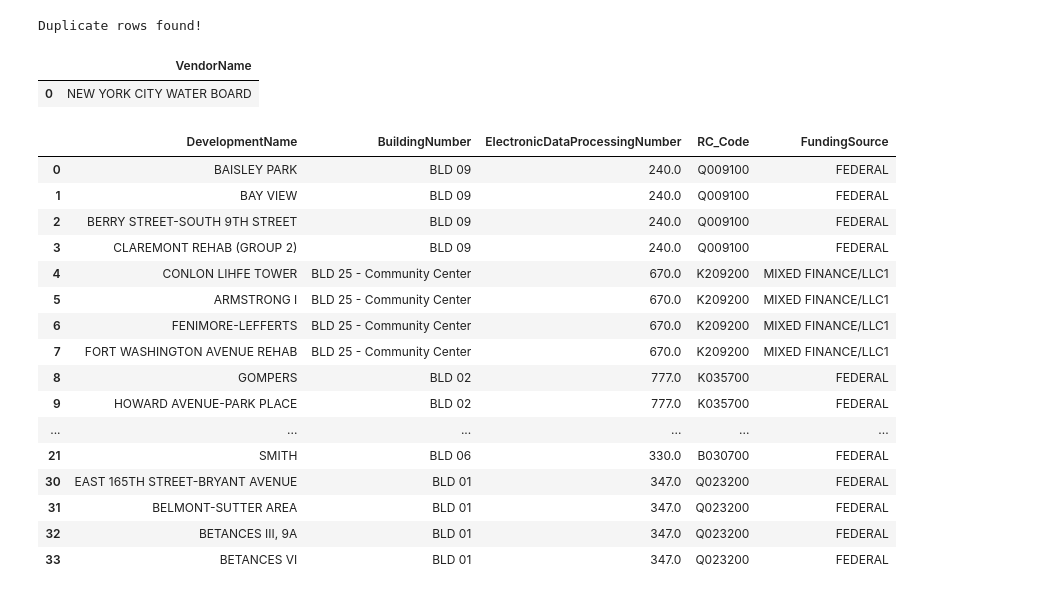
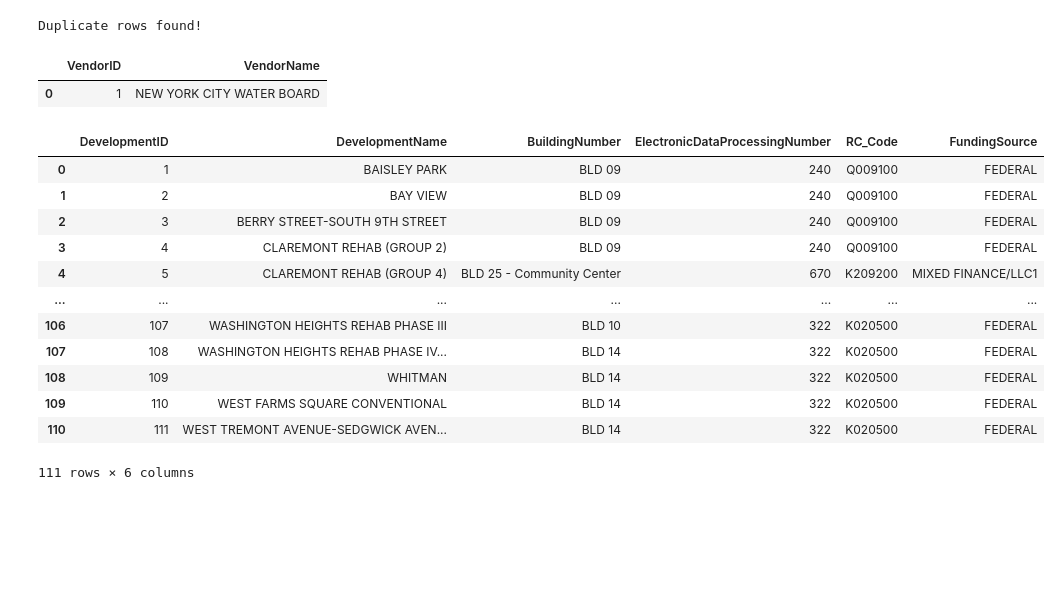
Before and after one commit to sarawexler/water-consumption-evaluation, a Jupyter notebook: scripts/Water_Consumption_ETL.ipynb, the cells around one changed output. Cells and saved outputs as stored; diff of their text form; code cells hidden in the pictures; blank space fills up the shorter version.

```diff
--- a/scripts/Water_Consumption_ETL.ipynb
+++ b/scripts/Water_Consumption_ETL.ipynb
@@ -209,54 +231,72 @@ all_mappings = {
     'Facts_ConsumerWaterUsage': consumer_water_usage_mapping,
 }
 # %%
-#dim_vendor
 unique_vendor_names = consumption_water_df['Vendor Name'].unique()
 
 # Convert the array of unique values into a dataframe
 unique_vendor_df = pd.DataFrame(unique_vendor_names, columns=['VendorName'])
 
+# Applying the mapping to create a new column with descriptions
+#unique_vendor_df['VendorDescription'] = unique_vendor_df['VendorName'].map(vendor_mapping)
+
 # Filtering out any NA values if necessary
 unique_vendor_df = unique_vendor_df.dropna(subset=['VendorName'])
 
+# Add a VendorID column with unique identifiers
+unique_vendor_df['VendorID'] = range(1, len(unique_vendor_df) + 1)
+
+new_order = ['VendorID', 'VendorName']
+unique_vendor_df = unique_vendor_df[new_order]
+
 # Display the resulting dataframe
 unique_vendor_df
 # %% [output]
-|  | VendorName |
-| 0 | NEW YORK CITY WATER BOARD |
+|  | VendorID | VendorName |
+| 0 | 1 | NEW YORK CITY WATER BOARD |
 # %%
-#dim_development
+# Dim_Development
 unique_development_names = consumption_water_df['Development Name'].unique()
 unique_development_df = pd.DataFrame(unique_development_names, columns=['DevelopmentName'])
 unique_development_df['BuildingNumber'] = consumption_water_df['Location']
 unique_development_df['ElectronicDataProcessingNumber'] = consumption_water_df['EDP']
 unique_development_df['RC_Code'] = consumption_water_df['RC Code']
 unique_development_df['FundingSource'] = consumption_water_df['Funding Source']
 
+df.rename(columns={
+    'Development Name': 'DevelopmentName',
+    'Location': 'BuildingNumber',
+    'EDP': 'ElectronicDataProcessingNumber',
+    'RC Code': 'RC_Code',
+    'Funding Source': 'FundingSource'
+}, inplace=True)
+
 # Applying the mapping to create a new column with descriptions
 for column in ['DevelopmentName', 'BuildingNumber', 'ElectronicDataProcessingNumber', 'RC_Code', 'FundingSource']:
     mapping_info = development_mapping[column]
 
 # Filtering out any NA values if necessary
-unique_development_df = unique_development_df.dropna(subset=['BuildingNumber'])
+unique_development_df = unique_development_df.dropna(subset=['DevelopmentName'])
+
+# Add a VendorID column with unique identifiers
+unique_development_df['DevelopmentID'] = range(1, len(unique_development_df) + 1)
+
+new_order = ['DevelopmentID', 'DevelopmentName', 'BuildingNumber', 'ElectronicDataProcessingNumber', 'RC_Code', 'FundingSource']
+unique_development_df = unique_development_df[new_order]
 
 # Display the resulting dataframe
 unique_development_df
 # %% [output]
-|  | DevelopmentName | BuildingNumber | ElectronicDataProcessingNumber | RC_Code | FundingSource |
-| 0 | BAISLEY PARK | BLD 09 | 240.0 | Q009100 | FEDERAL |
-| 1 | BAY VIEW | BLD 09 | 240.0 | Q009100 | FEDERAL |
-| 2 | BERRY STREET-SOUTH 9TH STREET | BLD 09 | 240.0 | Q009100 | FEDERAL |
-| 3 | CLAREMONT REHAB (GROUP 2) | BLD 09 | 240.0 | Q009100 | FEDERAL |
-| 4 | CONLON LIHFE TOWER | BLD 25 - Community Center | 670.0 | K209200 | MIXED FINANCE/LLC1 |
-| 5 | ARMSTRONG I | BLD 25 - Community Center | 670.0 | K209200 | MIXED FINANCE/LLC1 |
-| 6 | FENIMORE-LEFFERTS | BLD 25 - Community Center | 670.0 | K209200 | MIXED FINANCE/LLC1 |
-| 7 | FORT WASHINGTON AVENUE REHAB | BLD 25 - Community Center | 670.0 | K209200 | MIXED FINANCE/LLC1 |
-| 8 | GOMPERS | BLD 02 | 777.0 | K035700 | FEDERAL |
-| 9 | HOWARD AVENUE-PARK PLACE | BLD 02 | 777.0 | K035700 | FEDERAL |
-| ... | ... | ... | ... | ... | ... |
-| 21 | SMITH | BLD 06 | 330.0 | B030700 | FEDERAL |
-| 30 | EAST 165TH STREET-BRYANT AVENUE | BLD 01 | 347.0 | Q023200 | FEDERAL |
-| 31 | BELMONT-SUTTER AREA | BLD 01 | 347.0 | Q023200 | FEDERAL |
-| 32 | BETANCES III, 9A | BLD 01 | 347.0 | Q023200 | FEDERAL |
-| 33 | BETANCES VI | BLD 01 | 347.0 | Q023200 | FEDERAL |
+|  | DevelopmentID | DevelopmentName | BuildingNumber | ElectronicDataProcessingNumber | RC_Code | FundingSource |
+| 0 | 1 | BAISLEY PARK | BLD 09 | 240 | Q009100 | FEDERAL |
+| 1 | 2 | BAY VIEW | BLD 09 | 240 | Q009100 | FEDERAL |
+| 2 | 3 | BERRY STREET-SOUTH 9TH STREET | BLD 09 | 240 | Q009100 | FEDERAL |
+| 3 | 4 | CLAREMONT REHAB (GROUP 2) | BLD 09 | 240 | Q009100 | FEDERAL |
+| 4 | 5 | CLAREMONT REHAB (GROUP 4) | BLD 25 - Community Center | 670 | K209200 | MIXED FINANCE/LLC1 |
+| ... | ... | ... | ... | ... | ... | ... |
+| 106 | 107 | WASHINGTON HEIGHTS REHAB PHASE III | BLD 10 | 322 | K020500 | FEDERAL |
+| 107 | 108 | WASHINGTON HEIGHTS REHAB PHASE IV... | BLD 14 | 322 | K020500 | FEDERAL |
+| 108 | 109 | WHITMAN | BLD 14 | 322 | K020500 | FEDERAL |
+| 109 | 110 | WEST FARMS SQUARE CONVENTIONAL | BLD 14 | 322 | K020500 | FEDERAL |
+| 110 | 111 | WEST TREMONT AVENUE-SEDGWICK AVEN... | BLD 14 | 322 | K020500 | FEDERAL |
+111 rows × 6 columns
 # %%
```
Also changed, not shown: parts of 29 cells of this notebook, 1 other file.
